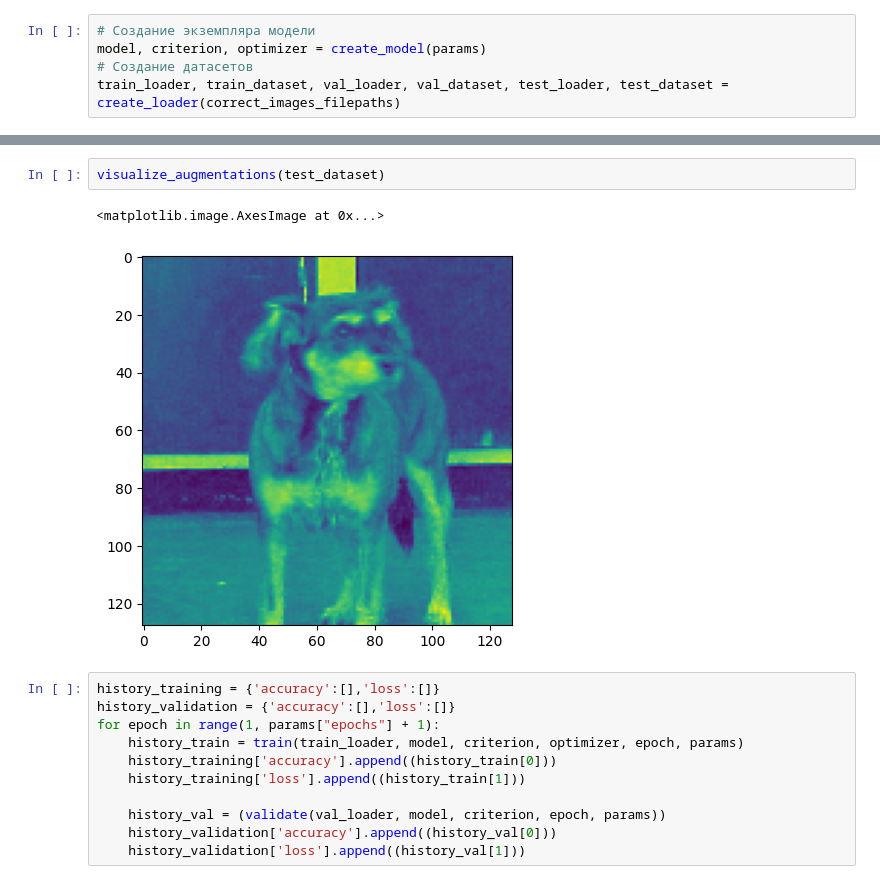
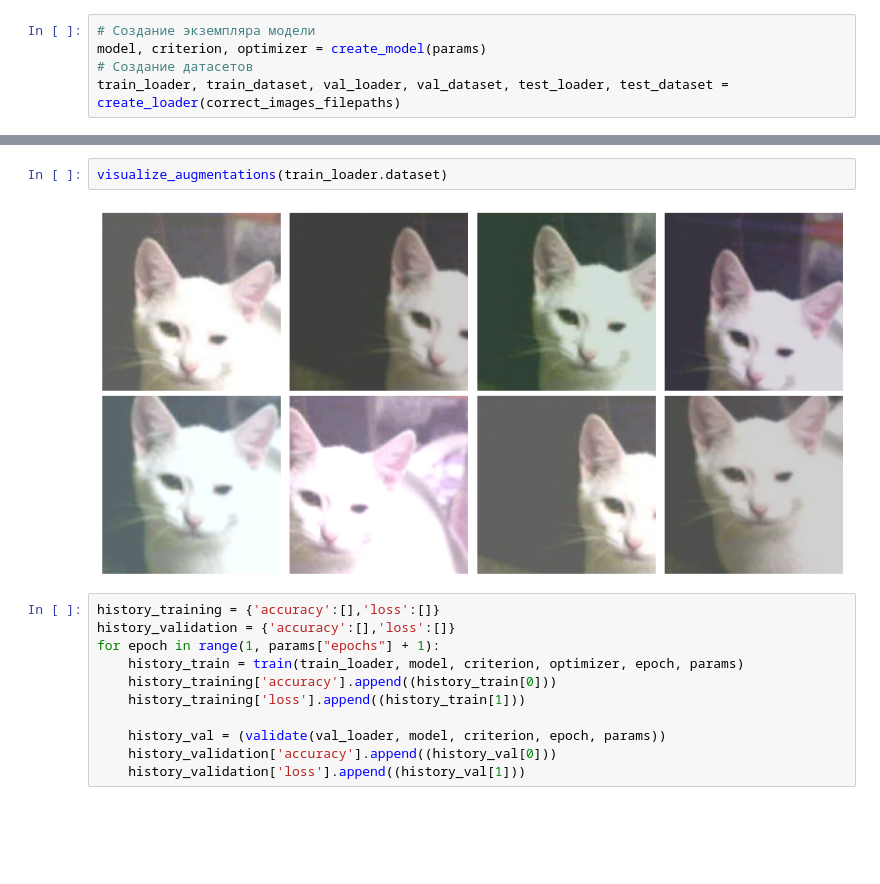
Before and after one commit to yarkalm/dogsvscats, a Jupyter notebook: run.ipynb, the cells around one changed output, grey strips where cells are left out. Drawn from its saved outputs; the diff is of its cells as text; blank space fills up the shorter version.

```diff
--- a/run.ipynb
+++ b/run.ipynb
@@ -44,8 +44,7 @@ print(len(train_loader.dataset),len(val_loader.dataset),len(test_loader.dataset)
-# %%
-visualize_augmentations(test_dataset)
-# %% [output]
-<matplotlib.image.AxesImage at 0x...>
-[figure, removed]
+# %%
+visualize_augmentations(train_loader.dataset)
+# %% [output]
+[figure, added]
 # %%
 history_training = {'accuracy':[],'loss':[]}
 history_validation = {'accuracy':[],'loss':[]}
```
Also changed, not shown: parts of 4 cells of this notebook.
